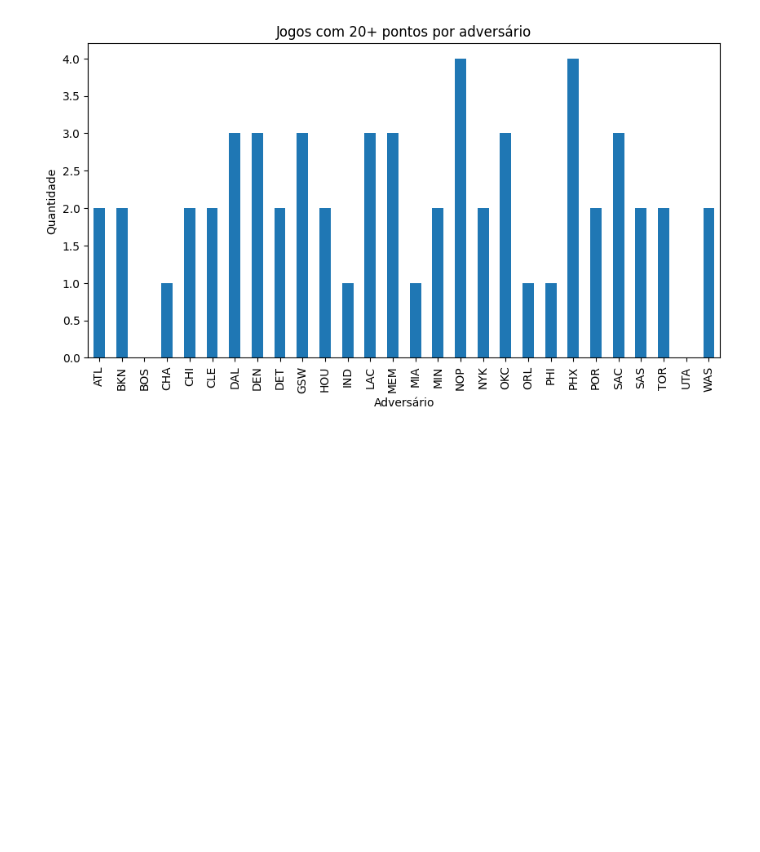
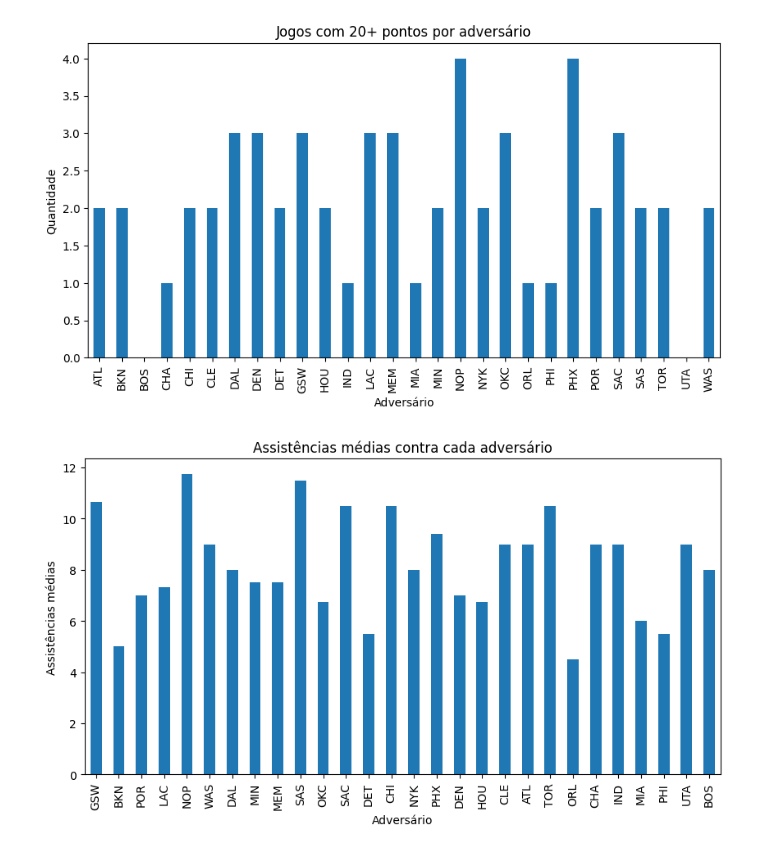
Before and after one commit to BernardoSantDev/Pipeline-de-Dados-com-API-Limpeza-e-Analise, a Jupyter notebook: notebooks/projeto_api.ipynb, the cells around one changed output. Cells and saved outputs as stored; diff of their text form; code cells hidden in the pictures; blank space fills up the shorter version.

```diff
--- a/notebooks/projeto_api.ipynb
+++ b/notebooks/projeto_api.ipynb
@@ -345,3 +345,16 @@ plt.ylabel("Quantidade")
 plt.show()
 # %% [output]
 [figure]
+# %%
+media_por_time["ASSISTENCIAS"].plot(
+    kind="bar",
+    figsize=(10,5)
+)
+
+plt.title("Assistências médias contra cada adversário")
+plt.xlabel("Adversário")
+plt.ylabel("Assistências médias")
+
+plt.show()
+# %% [output]
+[figure, added]
```
